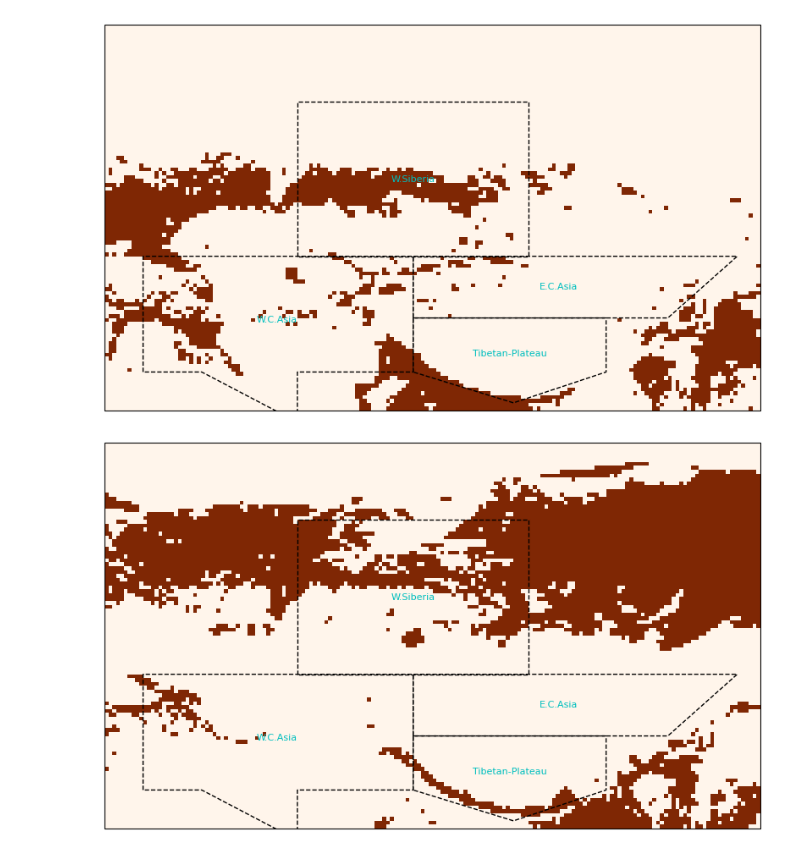
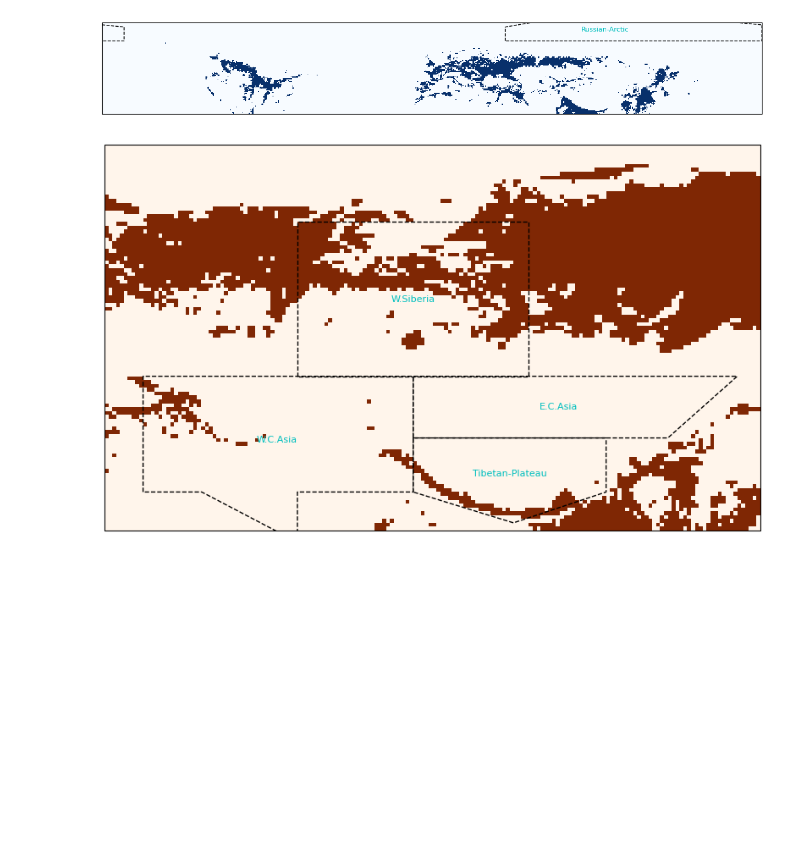
Before and after one commit to melioristic/preconditioned-compound-vegetation, a Jupyter notebook: nb_prepare_raed_data.ipynb, the cells around one changed output. Drawn from its saved outputs; the diff is of its cells as text; code cells hidden in the pictures; blank space fills up the shorter version.

Commit message:
removed the bug flip image masks

```diff
--- a/nb_prepare_raed_data.ipynb
+++ b/nb_prepare_raed_data.ipynb
@@ -109,9 +109,9 @@ def mask_crop_forest(lu_mc_1):
     mask_forest = ((last_year_lu>=40) & ((last_year_lu<110)))
     mask_crop = ((last_year_lu>=10) & ((last_year_lu<40)))
 
-    return mask_forest.values, mask_crop.values
+    return mask_crop.values, mask_forest.values
 # %%
-mask_forest, mask_crop = mask_crop_forest(lu_mc_1)
+mask_crop, mask_forest = mask_crop_forest(lu_mc_1)
 region_mask, region_name = read_clim_mask()
 # %%
 def generate_shape_feature():
@@ -124,19 +124,19 @@ def generate_shape_feature():
     return shape_feature_list
 shape_feature_list = generate_shape_feature()
 # %%
-fig, ax = plt.subplots(1, 1, figsize = (10, 8),
+fig, ax = plt.subplots(1, 1, figsize = (14, 8),
                 subplot_kw={'projection': ccrs.PlateCarree()})
 
-ax.pcolormesh(np.linspace(-180, 180, 1441),np.linspace(25,75, 201), np.flip(mask_crop, axis=0), snap=True, cmap = "Oranges")
+ax.pcolormesh(np.linspace(-180, 180, 1441),np.linspace(25,75, 201), np.flip(mask_crop, axis=0), snap=True, cmap = "Blues")
 
 for name, shape_feature, centroid in shape_feature_list:
     # if 75>centroid[1]>15:
-    if name in ["W.C.Asia", "E.C.Asia", "W.Siberia", "Tibetan-Plateau"]:
+    if name in ["Russian-Arctic"]: #["W.C.Asia", "E.C.Asia", "W.Siberia", "Tibetan-Plateau"]:
         ax.add_feature(shape_feature, linestyle = "--", label = name)
-        ax.set_extent((35, 120, 25, 75), crs=ccrs.PlateCarree())
+        ax.set_extent((-180, 180, 25, 75), crs=ccrs.PlateCarree())
         ax.text(centroid[0], centroid[1], name, color='c', size=8, ha='center', va='center', wrap = True,  transform=ccrs.PlateCarree())
 # %% [output]
-[figure, old version]
+[figure, new version]
 # %%
 fig, ax = plt.subplots(1, 1, figsize = (10, 8),
                 subplot_kw={'projection': ccrs.PlateCarree()})
```
Also changed, not shown: parts of 7 cells of this notebook, 6 other files.
